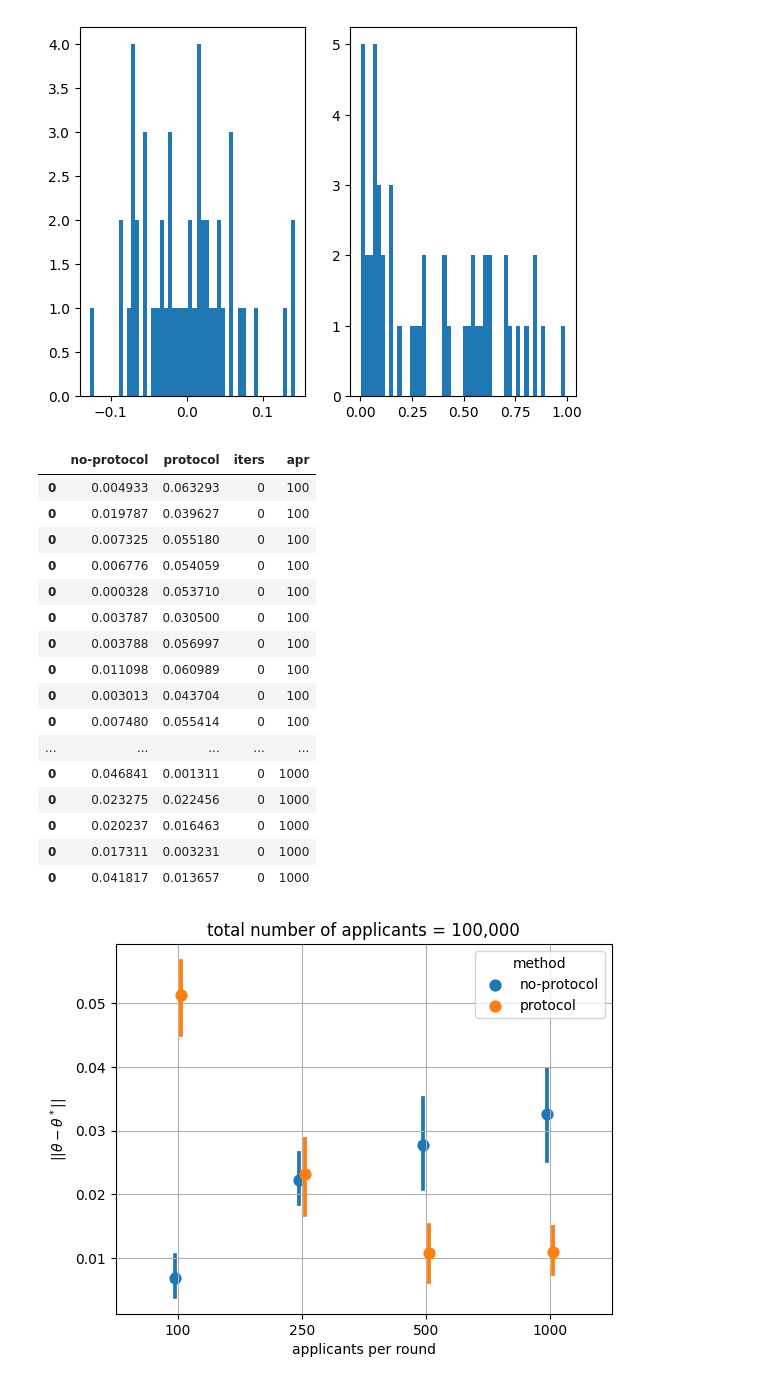
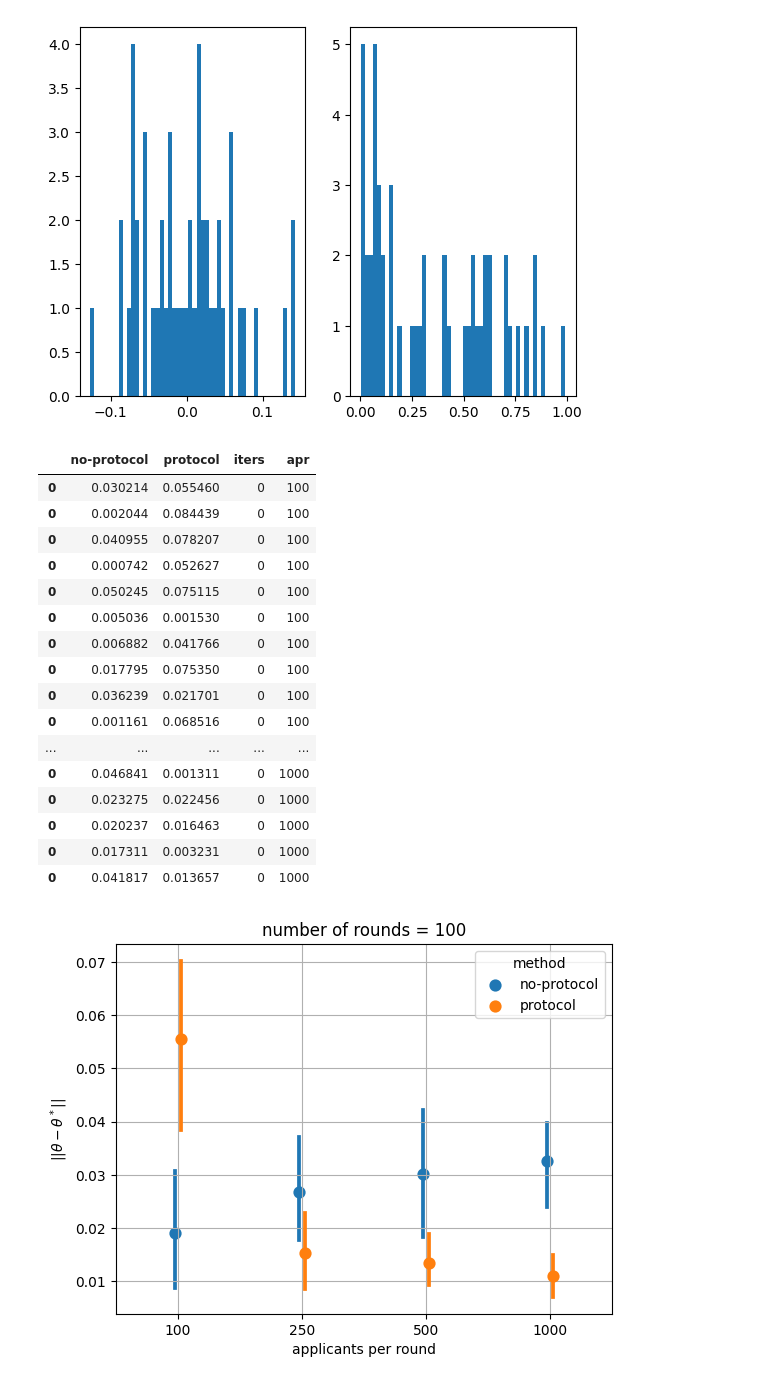
Before and after one commit to muneebaadil/strategic-instrumental-variable-regression, a Jupyter notebook: develop.ipynb, the cells around one changed output. Saved outputs shown, nothing was run; the diff lists cells and outputs as text; code cells hidden in the pictures.

```diff
--- a/develop.ipynb
+++ b/develop.ipynb
@@ -211,7 +208,8 @@ _dfs = []
 for apr in tqdm.tqdm((100, 250, 500, 1000)):
     n_runs = 10
     stream = False
-    args_list = [(s, 100000, apr, stream) for s in np.arange(n_runs)]
+    n_rounds = 100
+    args_list = [(s, apr*n_rounds, apr, stream) for s in np.arange(n_runs)]
     with Pool(n_runs) as p:
         runs = p.starmap(_run, args_list )
 
@@ -236,16 +234,16 @@ df = pd.concat(_dfs)
 df
 # %% [output]
 |  | no-protocol | protocol | iters | apr |
-| 0 | 0.004933 | 0.063293 | 0 | 100 |
-| 0 | 0.019787 | 0.039627 | 0 | 100 |
-| 0 | 0.007325 | 0.055180 | 0 | 100 |
-| 0 | 0.006776 | 0.054059 | 0 | 100 |
-| 0 | 0.000328 | 0.053710 | 0 | 100 |
-| 0 | 0.003787 | 0.030500 | 0 | 100 |
-| 0 | 0.003788 | 0.056997 | 0 | 100 |
-| 0 | 0.011098 | 0.060989 | 0 | 100 |
-| 0 | 0.003013 | 0.043704 | 0 | 100 |
-| 0 | 0.007480 | 0.055414 | 0 | 100 |
+| 0 | 0.030214 | 0.055460 | 0 | 100 |
+| 0 | 0.002044 | 0.084439 | 0 | 100 |
+| 0 | 0.040955 | 0.078207 | 0 | 100 |
+| 0 | 0.000742 | 0.052627 | 0 | 100 |
+| 0 | 0.050245 | 0.075115 | 0 | 100 |
+| 0 | 0.005036 | 0.001530 | 0 | 100 |
+| 0 | 0.006882 | 0.041766 | 0 | 100 |
+| 0 | 0.017795 | 0.075350 | 0 | 100 |
+| 0 | 0.036239 | 0.021701 | 0 | 100 |
+| 0 | 0.001161 | 0.068516 | 0 | 100 |
 | ... | ... | ... | ... | ... |
 | 0 | 0.046841 | 0.001311 | 0 | 1000 |
 | 0 | 0.023275 | 0.022456 | 0 | 1000 |
@@ -257,16 +255,15 @@ df = pd.melt(
     df, id_vars=('iters', 'apr'), value_vars=('no-protocol', 'protocol'), var_name='method', value_name='error'
 )
 # %%
-
 fig,ax=plt.subplots()
 sns.pointplot(
     data=df, x='apr', y='error', hue='method' ,join=False, dodge=True, ax=ax
 )
 ax.set_xlabel('applicants per round')
 ax.set_ylabel(r'$|| \theta - \theta^*|| $')
 ax.grid()
 
-ax.set_title('total number of applicants = 100,000')
+ax.set_title('number of rounds = 100')
 plt.savefig('figures/apr.pdf')
 # %% [output]
-[figure, old version]
+[figure, new version]
```
Also changed, not shown: parts of 6 cells of this notebook, 1 other file.
